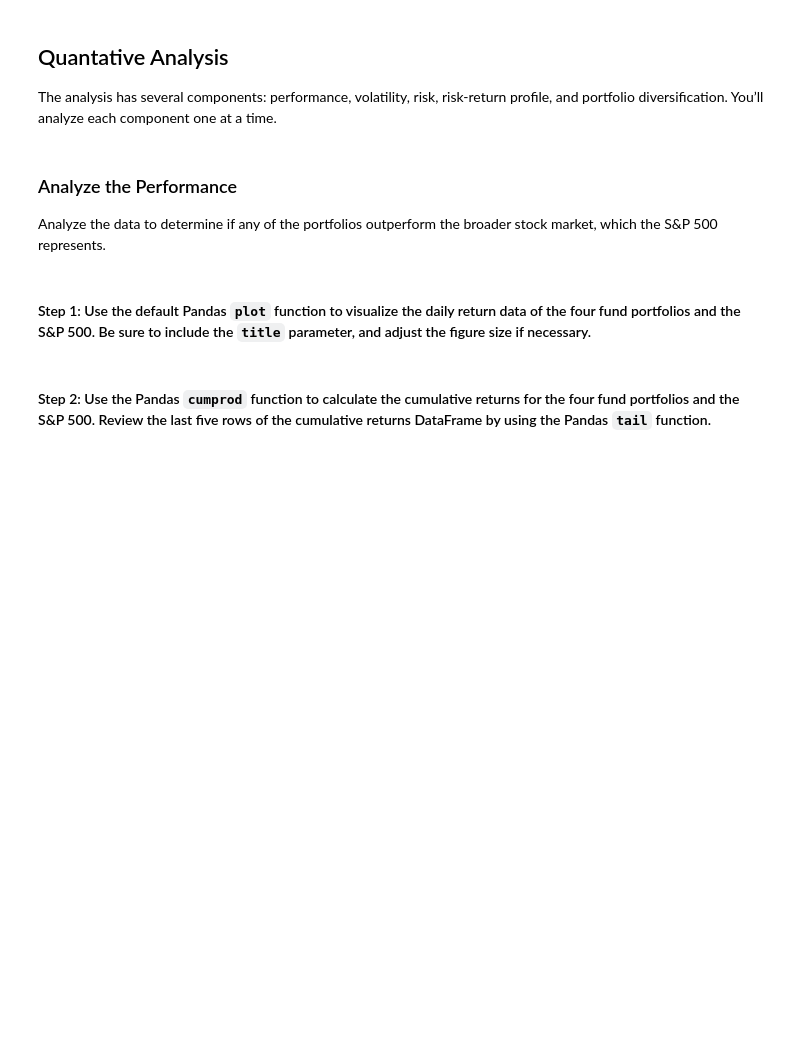
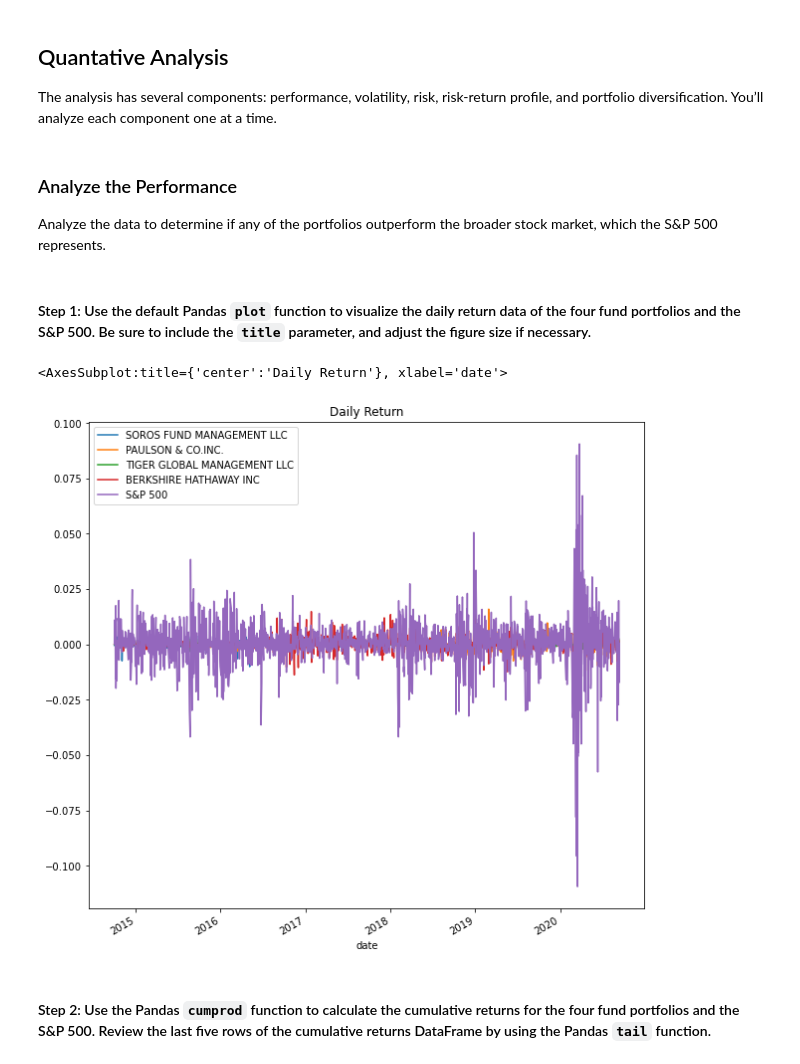
Before and after one commit to Oleener/Challenge_4, a Jupyter notebook: Challenge/Starter_Code/risk_return_analysis.ipynb, the cells around one changed output. Drawn from its saved outputs; the diff is of its cells as text; code cells hidden in the pictures; blank space fills up the shorter version.

```diff
--- a/Challenge/Starter_Code/risk_return_analysis.ipynb
+++ b/Challenge/Starter_Code/risk_return_analysis.ipynb
@@ -143,8 +159,11 @@ Analyze the data to determine if any of the portfolios outperform the broader st
 # %%
 # Plot the daily return data of the 4 funds and the S&P 500
 # Inclue a title parameter and adjust the figure size
 
-navs_daily_returns.plot.bar(title="Daily Return")
+navs_daily_returns.plot(title="Daily Return", figsize=(10,10))
+# %% [output]
+<AxesSubplot:title={'center':'Daily Return'}, xlabel='date'>
+[figure, added]
 # %% [markdown]
 #### Step 2: Use the Pandas `cumprod` function to calculate the cumulative returns for the four fund portfolios and the S&P 500. Review the last five rows of the cumulative returns DataFrame by using the Pandas `tail` function.
 # %%
```
Also changed, not shown: parts of 5 cells of this notebook.
